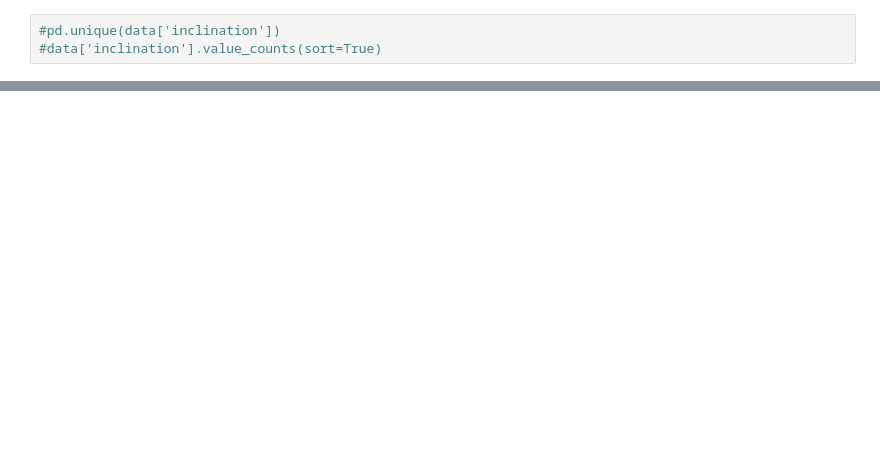
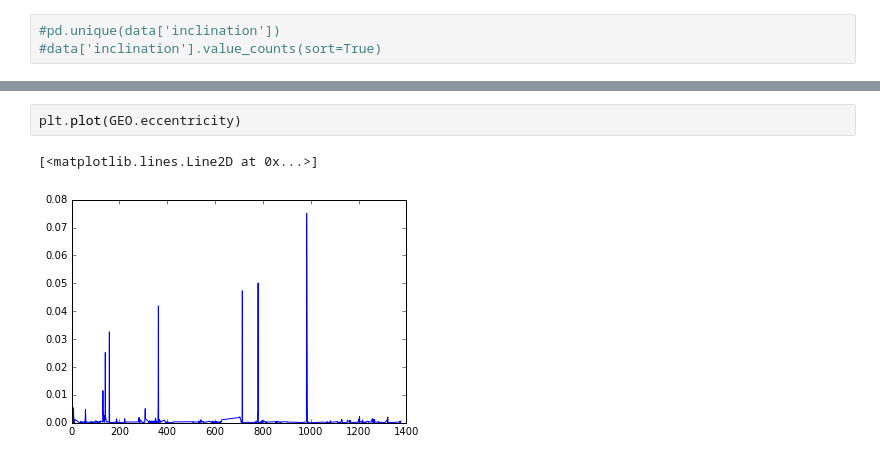
Before and after one commit to Ianssmith/Satellite_Map, a Jupyter notebook: satellites.ipynb, the cells around one changed output, grey strips where cells are left out. Cells and saved outputs as stored; diff of their text form; blank space fills up the shorter version.

```diff
--- a/satellites.ipynb
+++ b/satellites.ipynb
@@ -267,0 +368,5 @@ min(data.perigee_km)
+# %%
+plt.plot(GEO.eccentricity)
+# %% [output]
+[<matplotlib.lines.Line2D at 0x...>]
+[figure, added]
```
Also changed, not shown: parts of 32 cells of this notebook.
